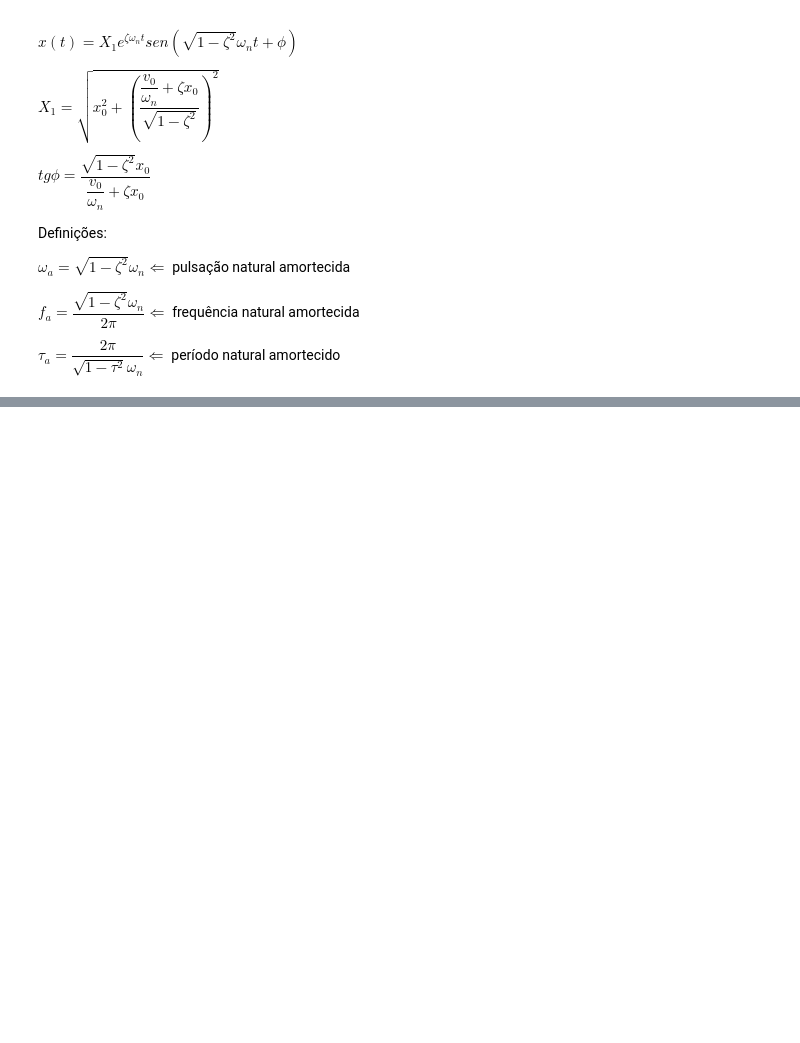
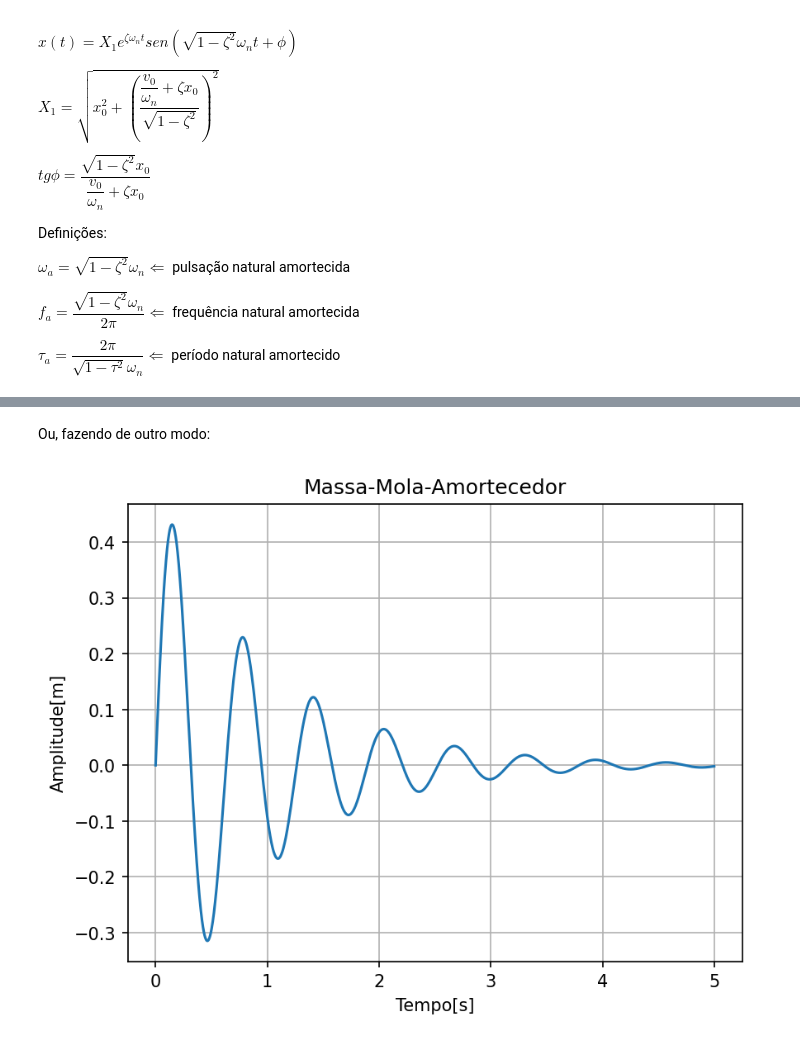
Before and after one commit to Pi-vi/Aulas_vibracoes, a Jupyter notebook: Vibs2.ipynb, the cells around one changed output, grey strips where cells are left out. Saved outputs shown, nothing was run; the diff lists cells and outputs as text; code cells hidden in the pictures; blank space fills up the shorter version.

```diff
--- a/Vibs2.ipynb
+++ b/Vibs2.ipynb
@@ -560,0 +779,26 @@ $\tau_a = \dfrac{2 \pi}{\sqrt{1 - \tau^2}\omega_n} \Leftarrow$ período natural
+# %% [markdown]
+Ou, fazendo de outro modo:
+# %%
+def Sistema(X,t): # Criar uma função para o sistema -> X = [x(t),v(t)]
+    xt = X[0]
+    vt = X[1]
+    return [vt,-2*zeta*wn*vt - wn**2*xt]
+
+from scipy.integrate import odeint
+
+X0 = [0,5] # Condições Iniciais
+
+X = odeint(Sistema,X0,T)
+
+
+# Plotar Gráfico
+
+plt.figure(dpi=150)
+plt.plot(T,X[:,0])
+plt.title('Massa-Mola-Amortecedor')
+plt.xlabel('Tempo[s]')
+plt.ylabel('Amplitude[m]')
+plt.grid(True)
+plt.show(3,0)
+# %% [output]
+[figure, added]
```
Also changed, not shown: parts of 27 cells of this notebook.
